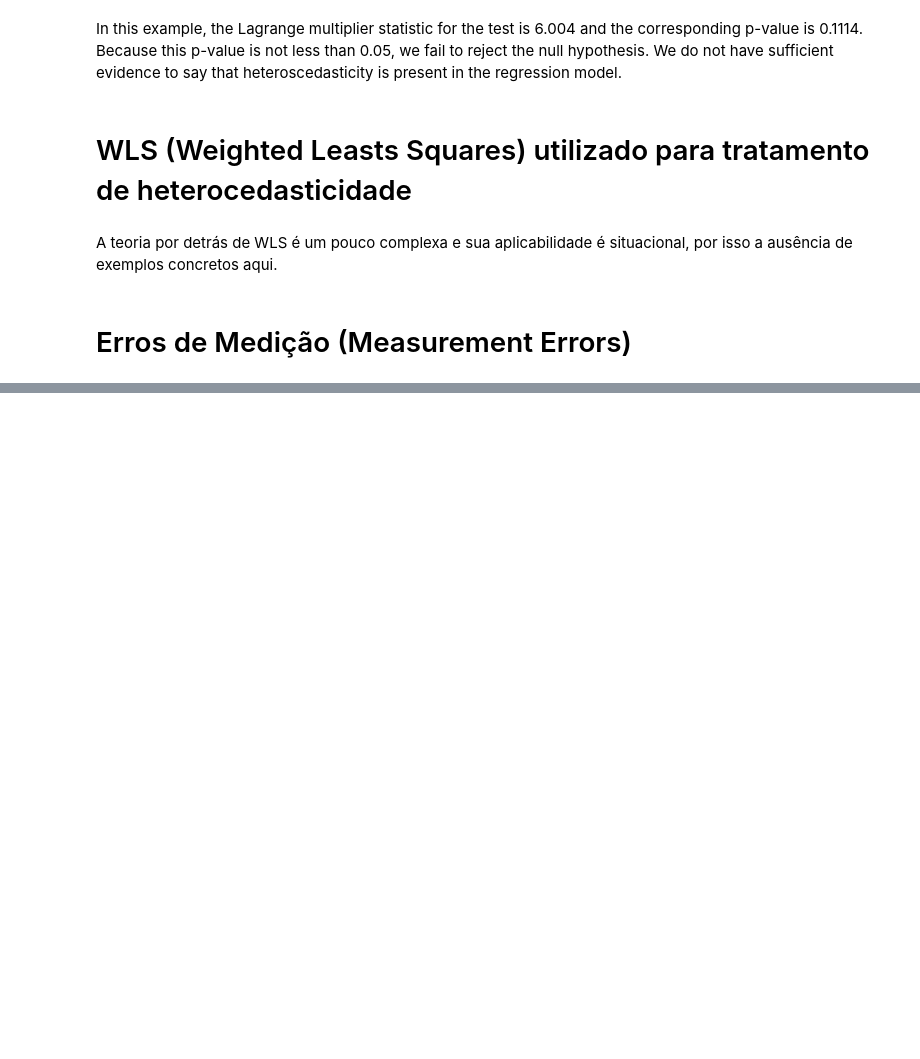
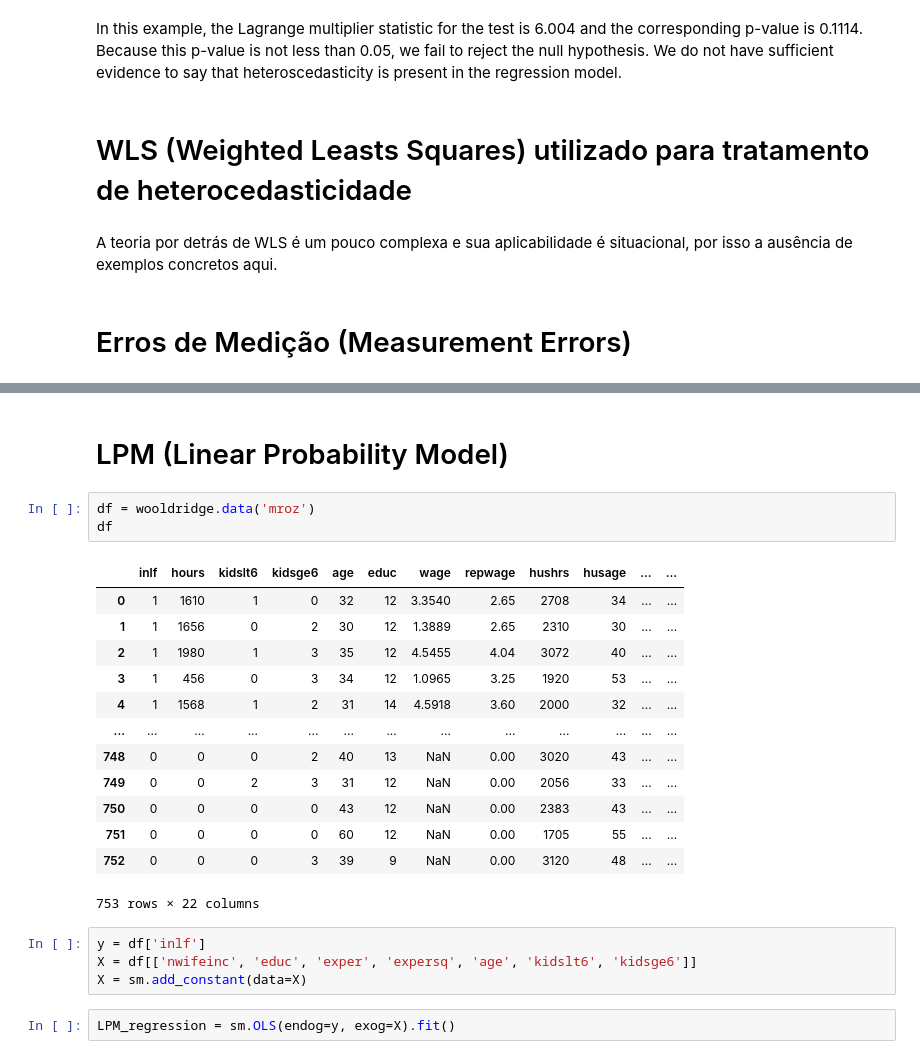
Before and after one commit to Menezes-Gus/Econometrics, a Jupyter notebook: Econometrics.ipynb, the cells around one changed output, grey strips where cells are left out. Saved outputs shown, nothing was run; the diff lists cells and outputs as text; blank space fills up the shorter version.

```diff
--- a/Econometrics.ipynb
+++ b/Econometrics.ipynb
@@ -351,0 +432,25 @@ A teoria por detrás de WLS é um pouco complexa e sua aplicabilidade é situaci
+# %% [markdown]
+# LPM (Linear Probability Model)
+# %%
+df = wooldridge.data('mroz')
+df
+# %% [output]
+|  | inlf | hours | kidslt6 | kidsge6 | age | educ | wage | repwage | hushrs | husage | ... | ... |
+| 0 | 1 | 1610 | 1 | 0 | 32 | 12 | 3.3540 | 2.65 | 2708 | 34 | ... | ... |
+| 1 | 1 | 1656 | 0 | 2 | 30 | 12 | 1.3889 | 2.65 | 2310 | 30 | ... | ... |
+| 2 | 1 | 1980 | 1 | 3 | 35 | 12 | 4.5455 | 4.04 | 3072 | 40 | ... | ... |
+| 3 | 1 | 456 | 0 | 3 | 34 | 12 | 1.0965 | 3.25 | 1920 | 53 | ... | ... |
+| 4 | 1 | 1568 | 1 | 2 | 31 | 14 | 4.5918 | 3.60 | 2000 | 32 | ... | ... |
+| ... | ... | ... | ... | ... | ... | ... | ... | ... | ... | ... | ... | ... |
+| 748 | 0 | 0 | 0 | 2 | 40 | 13 | NaN | 0.00 | 3020 | 43 | ... | ... |
+| 749 | 0 | 0 | 2 | 3 | 31 | 12 | NaN | 0.00 | 2056 | 33 | ... | ... |
+| 750 | 0 | 0 | 0 | 0 | 43 | 12 | NaN | 0.00 | 2383 | 43 | ... | ... |
+| 751 | 0 | 0 | 0 | 0 | 60 | 12 | NaN | 0.00 | 1705 | 55 | ... | ... |
+| 752 | 0 | 0 | 0 | 3 | 39 | 9 | NaN | 0.00 | 3120 | 48 | ... | ... |
+753 rows × 22 columns
+# %%
+y = df['inlf']
+X = df[['nwifeinc', 'educ', 'exper', 'expersq', 'age', 'kidslt6', 'kidsge6']]
+X = sm.add_constant(data=X)
+# %%
+LPM_regression = sm.OLS(endog=y, exog=X).fit()
```
Also changed, not shown: parts of 42 cells of this notebook.
